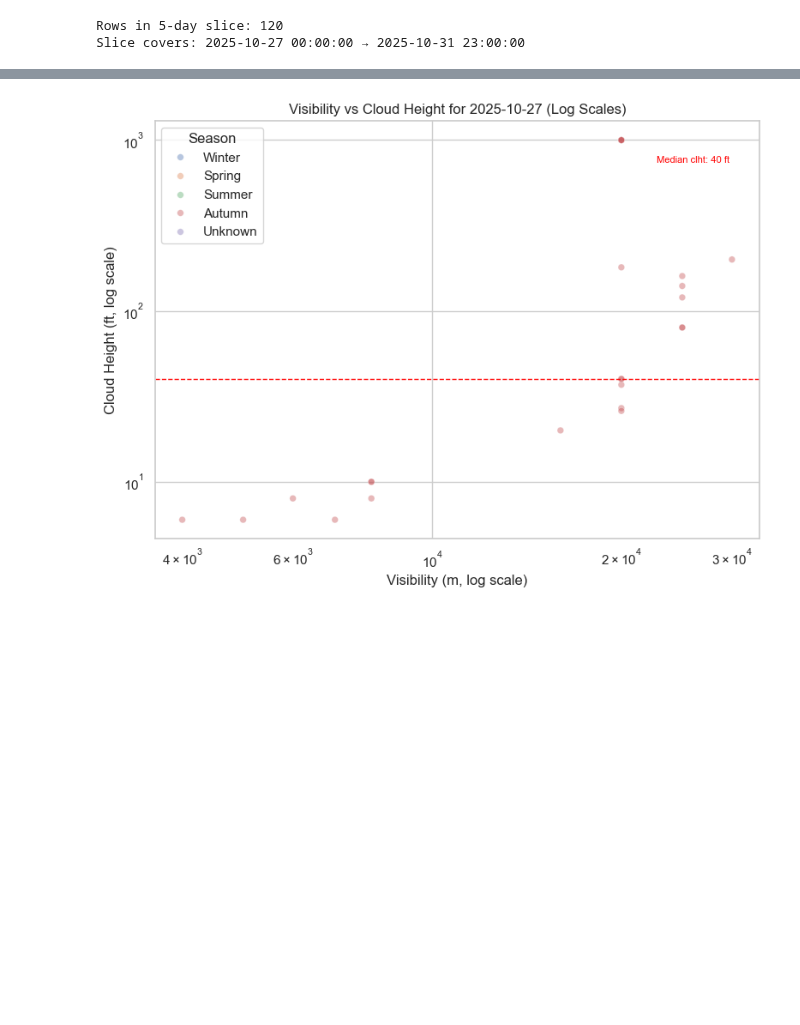
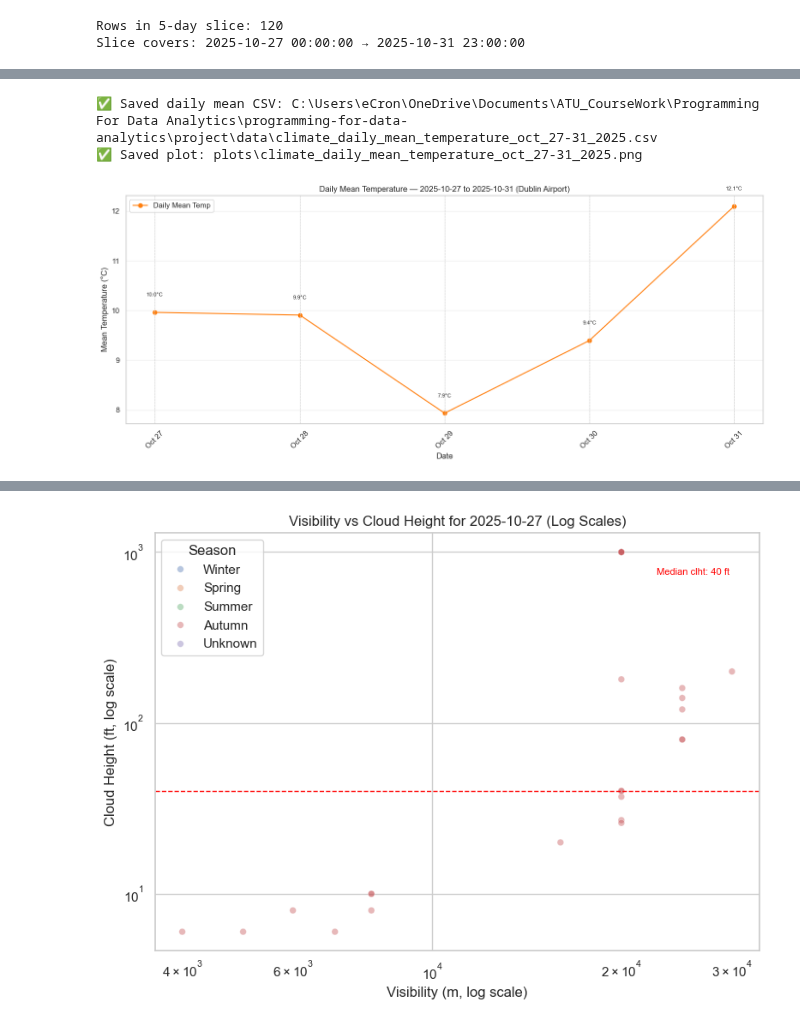
Before and after one commit to ECronin1973/programming-for-data-analytics, a Jupyter notebook: project/flight_reroute_dub.ipynb, the cells around one changed output, grey strips where cells are left out. Drawn from its saved outputs; the diff is of its cells as text; code cells hidden in the pictures; blank space fills up the shorter version.

```diff
--- a/project/flight_reroute_dub.ipynb
+++ b/project/flight_reroute_dub.ipynb
@@ -1181,0 +1320,75 @@ for day in unique_days:
+# %%
+# 📈 Step 13c – Compute and visualise mean daily temperatures (27–31 Oct 2025)
+
+# --- Preconditions: df_weather_5days must exist and contain datetime + temp ---
+if 'df_weather_5days' not in globals() or df_weather_5days is None or df_weather_5days.empty:
+    raise ValueError("❌ df_weather_5days is not defined or empty. Run Step 12 to create the 5-day slice first.")
+
+# --- Ensure datetime dtype and set boundaries for late October window ---
+df_weather_5days['datetime'] = pd.to_datetime(df_weather_5days['datetime'], errors='coerce')
+start_ts = pd.Timestamp("2025-10-27 00:00:00")
+end_ts   = pd.Timestamp("2025-10-31 23:59:00")
+
+# --- Filter to exact window (defensive, even if df_weather_5days already matches) ---
+oct_slice = df_weather_5days[(df_weather_5days['datetime'] >= start_ts) & (df_weather_5days['datetime'] <= end_ts)].copy()
+if oct_slice.empty:
+    raise ValueError(f"❌ No weather data found between {start_ts} and {end_ts}")
+
+# --- Compute mean daily temperatures ---
+oct_slice['date'] = oct_slice['datetime'].dt.floor('D')
+daily_mean = (
+    oct_slice.groupby('date', as_index=False)['temp']
+    .mean()
+    .rename(columns={'temp': 'mean'})
+)
+
+# --- Ensure full date coverage (fills missing days with NaN) ---
+full_dates = pd.date_range(start_ts.date(), end_ts.date(), freq='D')
+full_df = pd.DataFrame({'date': full_dates})
+custom_mean = full_df.merge(daily_mean, on='date', how='left')
+
+# --- Save daily mean CSV for reproducibility ---
+data_dir = Path("data")
+data_dir.mkdir(parents=True, exist_ok=True)
+csv_fp = data_dir / "climate_daily_mean_temperature_oct_27-31_2025.csv"
+custom_mean.to_csv(csv_fp, index=False)
+print(f"✅ Saved daily mean CSV: {csv_fp.resolve()}")
+
+# --- Plot if data is available ---
+if custom_mean['mean'].dropna().empty:
+    print(f"⚠️ No mean temperature values found between {start_ts.date()} and {end_ts.date()}.")
+else:
+    plt.figure(figsize=(14, 6))
+    plt.plot(custom_mean['date'], custom_mean['mean'], marker='o', color='tab:orange', label='Daily Mean Temp')
+
+    # Annotate each point with its value
+    for x, y in zip(custom_mean['date'], custom_mean['mean']):
+        if pd.notna(y):
+            plt.axvline(x=x, color='lightgray', linestyle='--', linewidth=0.8)
+            plt.text(x, y + 0.3, f"{y:.1f}°C", ha='center', va='bottom', fontsize=8)
+
+    plt.xticks(ticks=custom_mean['date'], labels=custom_mean['date'].dt.strftime('%b %d').tolist(), rotation=45)
+    plt.title(f'Daily Mean Temperature — {start_ts.date()} to {end_ts.date()} (Dublin Airport)')
+    plt.xlabel('Date')
+    plt.ylabel('Mean Temperature (°C)')
+    plt.grid(True, alpha=0.3)
+    plt.legend()
+    plt.tight_layout()
+
+    # --- Save plot ---
+    plots_dir = Path("plots")
+    plots_dir.mkdir(parents=True, exist_ok=True)
+    plot_fp = plots_dir / "climate_daily_mean_temperature_oct_27-31_2025.png"
+    plt.savefig(plot_fp, dpi=100)
+    print(f'✅ Saved plot: {plot_fp}')
+    plt.show()
+
+    # --- Display daily mean ledger ---
+    print(f"\n🧾 Daily Mean Ledger ({start_ts.date()} to {end_ts.date()}):")
+    ledger = custom_mean[['date', 'mean']].copy()
+    ledger['mean'] = ledger['mean'].round(1)
+    print(ledger.to_string(index=False, justify='left', col_space=20))
+# %% [output]
+✅ Saved daily mean CSV: C:\Users\eCron\OneDrive\Documents\ATU_CourseWork\Programming For Data Analytics\programming-for-data-analytics\project\data\climate_daily_mean_temperature_oct_27-31_2025.csv
+✅ Saved plot: plots\climate_daily_mean_temperature_oct_27-31_2025.png
+[figure, added]
```
Also changed, not shown: parts of 32 cells of this notebook, 16 other files.
